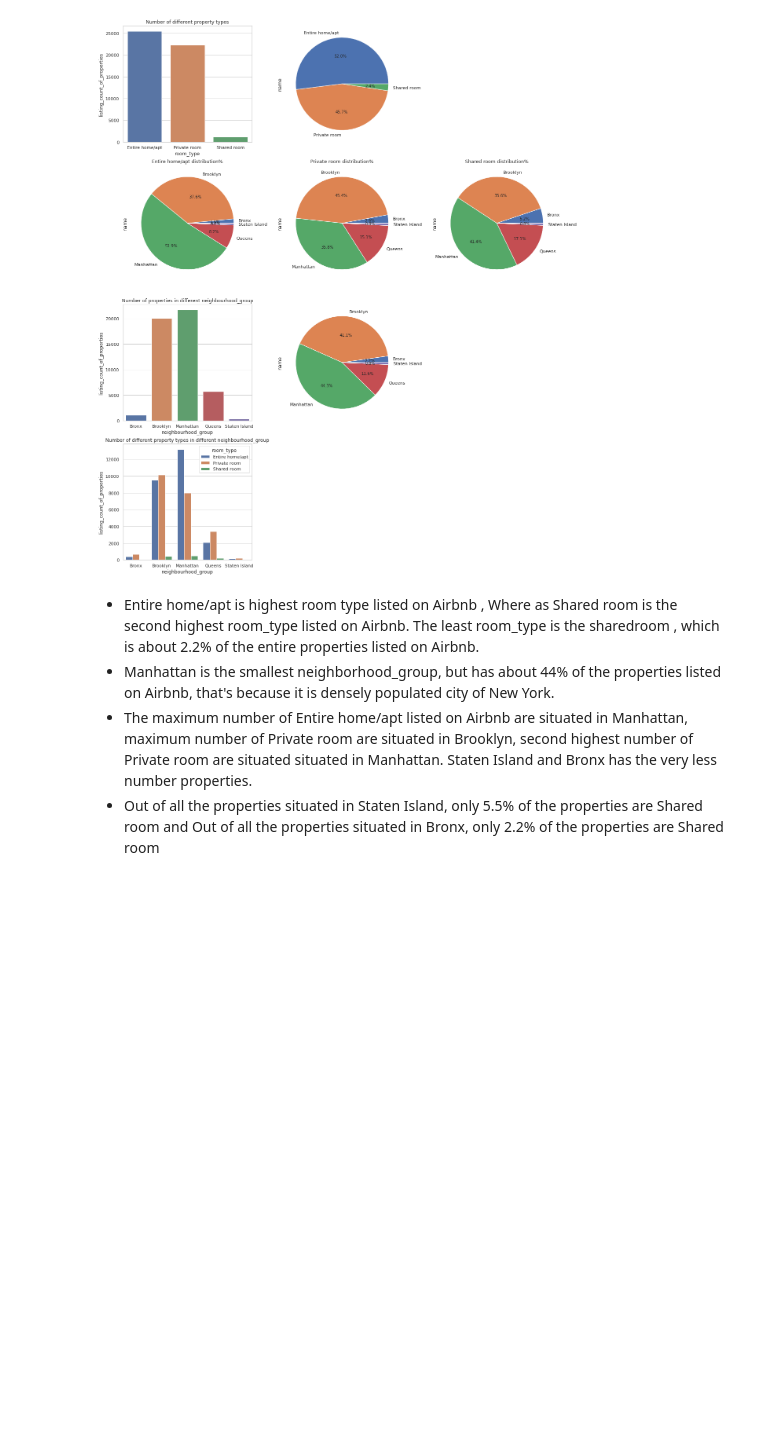
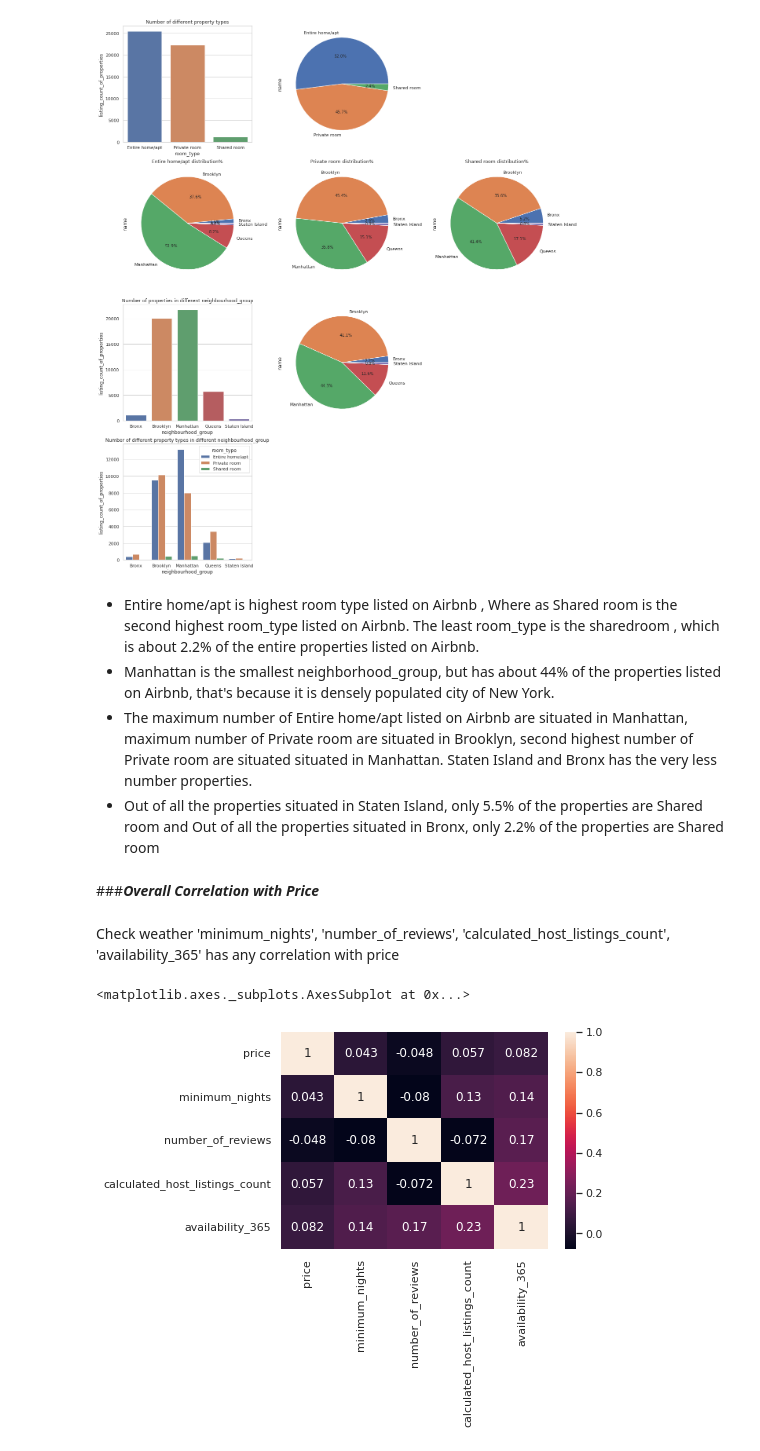
Before and after one commit to amanichivilkar/Airbnb-Booking-Analysis, a Jupyter notebook: Amani_Chivilkar_M1W4_Airbnb_Bookings_Analysis_Capstone_Project.ipynb, the cells around one changed output. Cells and saved outputs as stored; diff of their text form; code cells hidden in the pictures; blank space fills up the shorter version.

Commit message:
Overall Correlation with Price

```diff
--- a/Amani_Chivilkar_M1W4_Airbnb_Bookings_Analysis_Capstone_Project.ipynb
+++ b/Amani_Chivilkar_M1W4_Airbnb_Bookings_Analysis_Capstone_Project.ipynb
@@ -352,3 +352,15 @@ The least room_type is the sharedroom , which is about 2.2% of the entire proper
 * The maximum number of Entire home/apt listed on Airbnb are situated in Manhattan, maximum number of Private room are situated in Brooklyn, second highest number of Private room are situated situated in Manhattan.
 Staten Island and Bronx has the very less number properties.
 * Out of all the properties situated in Staten Island, only 5.5% of the properties are Shared room and Out of all the properties situated in Bronx, only 2.2% of the properties are Shared room
+# %% [markdown]
+###***Overall Correlation with Price***
+# %% [markdown]
+ Check weather 'minimum_nights', 'number_of_reviews', 'calculated_host_listings_count', 'availability_365' has any correlation with price
+# %%
+df1=df[['price','minimum_nights','number_of_reviews','calculated_host_listings_count','availability_365']]
+corr_df1=df1.corr()
+sns.heatmap(corr_df1,annot=True)
+# sns.pairplot(df1)
+# %% [output]
+<matplotlib.axes._subplots.AxesSubplot at 0x...>
+[figure, added]
```
Also changed, not shown: parts of 1 cell of this notebook.
